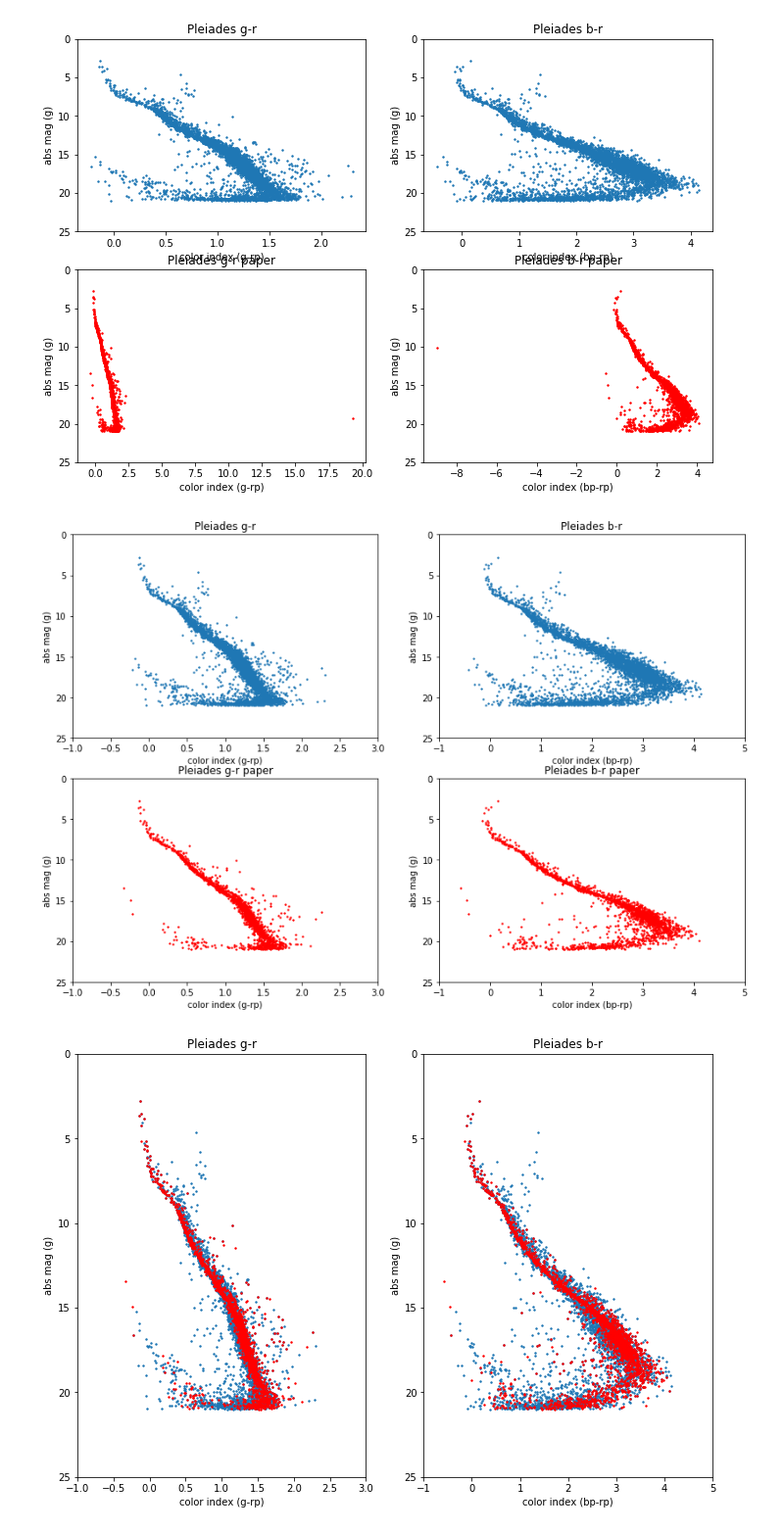
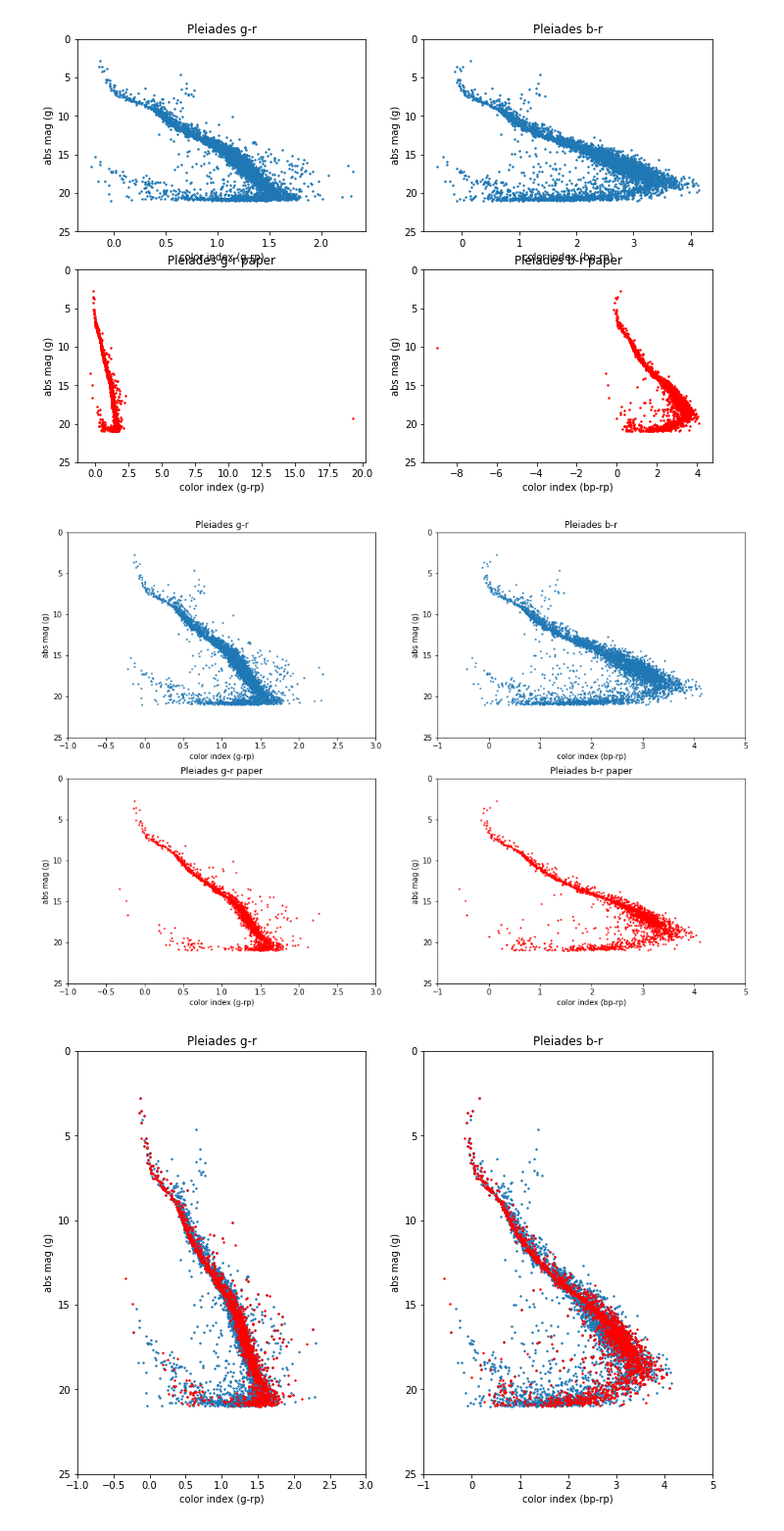
Before and after one commit to lauramv1832/Gaia, a Jupyter notebook: PleiadesML13.ipynb, the cells around one changed output. Shown at 98% size. Saved outputs shown, nothing was run; the diff lists cells and outputs as text; code cells hidden in the pictures.

```diff
--- a/PleiadesML13.ipynb
+++ b/PleiadesML13.ipynb
@@ -207,35 +207,35 @@ ax.set_ylim(25, 0)
 ax.set_title('Pleiades g-r')
 ax.set_xlabel("color index (g-rp)")
 ax.set_ylabel("abs mag (g)")
 
 ax2 = fig.add_subplot(222)
 ax2.scatter(pleiades['bp_rp'], pleiades['phot_g_mean_mag'], s=2)
 ax2.set_xlim(-1, 5)
 ax2.set_ylim(25, 0)
 ax2.set_title('Pleiades b-r')
 ax2.set_xlabel("color index (bp-rp)")
 ax2.set_ylabel("abs mag (g)")
 
 ax3 = fig.add_subplot(223)
 ax3.scatter(asu['G-R'], asu['Gmag'], s=2, color='red')
 ax3.set_xlim(-1, 3)
 ax3.set_ylim(25, 0)
 ax3.set_title('Pleiades g-r paper')
 ax3.set_xlabel("color index (g-rp)")
 ax3.set_ylabel("abs mag (g)")
 
 ax4 = fig.add_subplot(224)
 ax4.scatter(asu['B-R'], asu['Gmag'], s=2, color='red')
 ax4.set_xlim(-1, 5)
 ax4.set_ylim(25, 0)
 ax4.set_title('Pleiades b-r paper')
 ax4.set_xlabel("color index (bp-rp)")
 ax4.set_ylabel("abs mag (g)")
 
-plt.subplots_adjust(0.2, 0.2, 2, 2)
+plt.subplots_adjust(0.2, 0.2, 2.3, 2.3)
 plt.show()
 # %% [output]
-[figure, old version]
+[figure, new version]
 # %%
 fig = plt.figure()
 ax = fig.add_subplot(121)
```
Also changed, not shown: parts of 48 cells of this notebook, 13 other files.
